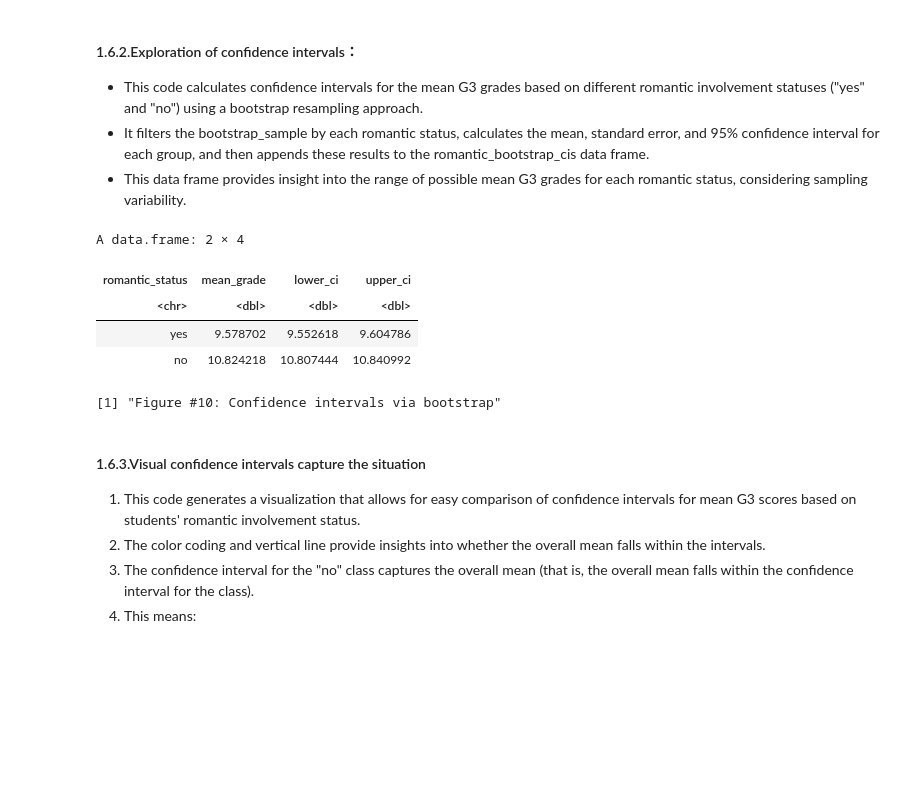
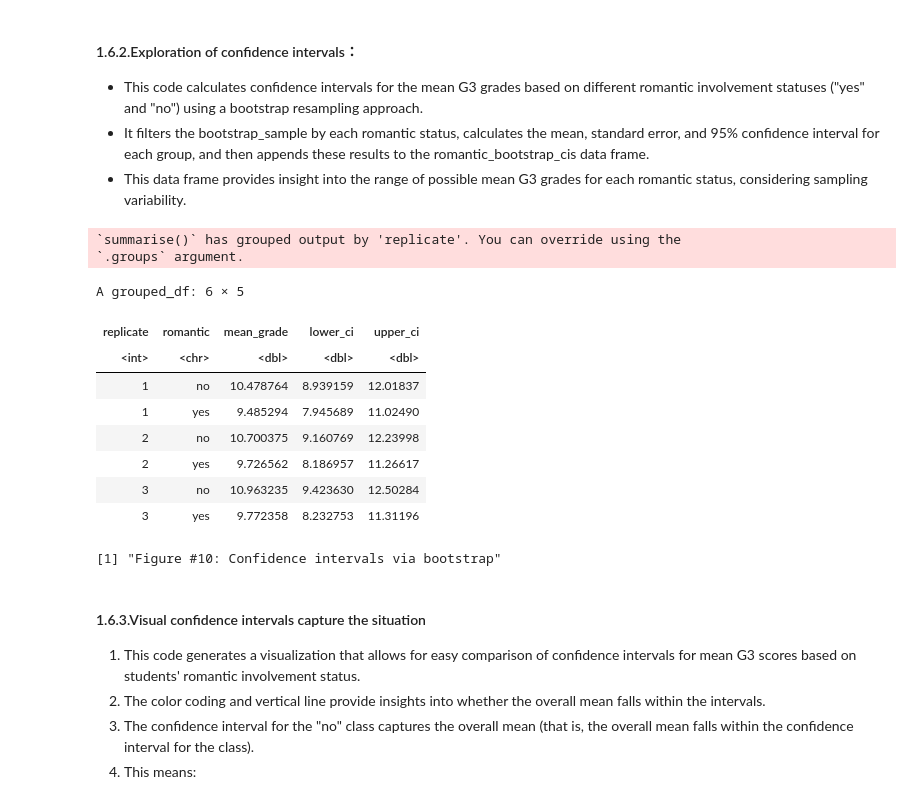
Before and after one commit to sabrinalou/Impact-of-Romantic-Relationships-on-Academic-Performance-in-Secondary-Education, a Jupyter notebook: Project (Group-29).ipynb, the cells around one changed output. Saved outputs shown, nothing was run; the diff lists cells and outputs as text; code cells hidden in the pictures; blank space fills up the shorter version.

Commit message:
confidence interval changes

```diff
--- a/Project (Group-29).ipynb
+++ b/Project (Group-29).ipynb
@@ -462,43 +478,36 @@ create_caption(10, "p-value on null distribution for difference in G3 scores bas
 # %%
 # Define columns and data frame structure
 set.seed(123)
 columns <- c("romantic_status", "mean_grade", "lower_ci", "upper_ci")
 romantic_bootstrap_cis <- data.frame(matrix(ncol = length(columns), nrow=0))
 names(romantic_bootstrap_cis) <- columns
 
-statuses <- unique(bootstrap_sample$romantic) # Get unique romantic statuses: "yes" and "no"
+# Calculate mean of G3 scores by romantic status and its confidence intervals
+t_statistic <- qt(0.975, df = nrow(bootstrap_sample) - 1) # t value for 95% CI
+std_error <- sd(bootstrap_sample$G3) / sqrt(length(bootstrap_sample))
 
-for (status in statuses) {
-    # 1. Filter bootstrap sample down to just this romantic status
-    romantic_data <- bootstrap_sample %>%
-        filter(romantic == status)
-
-    # 2. Calculate the mean of the G3 scores for the romantic status in the bootstrap sample
-    mean_value <- mean(romantic_data$G3)
-
-    # Calculating standard error and confidence intervals
-    std_error <- sd(romantic_data$G3) / sqrt(nrow(romantic_data))
-    t_statistic <- qt(0.975, df = nrow(romantic_data) - 1) # t value for 95% CI
-    lower_ci <- mean_value - t_statistic * std_error
-    upper_ci <- mean_value + t_statistic * std_error
-
-    # 3. Format and append our observed result to our `romantic_bootstrap_cis` data frame
-    new_obs <- data.frame(romantic_status = status, mean_grade = mean_value, lower_ci = lower_ci, upper_ci = upper_ci)
-
-    # Add the new observations to the data frame
-    romantic_bootstrap_cis <- rbind(romantic_bootstrap_cis, new_obs)
-}
+romantic_data <- bootstrap_sample |>
+        group_by(replicate, romantic) |>
+        summarize(mean_grade = mean(G3),
+                lower_ci = mean_grade - t_statistic * std_error,
+                upper_ci = mean_grade + t_statistic * std_error)
 
 # View results
-romantic_bootstrap_cis
+head(romantic_data)
 create_caption(10, "Confidence intervals via bootstrap")
 # %% [output]
-A data.frame: 2 × 4
+`summarise()` has grouped output by 'replicate'. You can override using the
+`.groups` argument.
+A grouped_df: 6 × 5
-| romantic_status | mean_grade | lower_ci | upper_ci |
-| <chr> | <dbl> | <dbl> | <dbl> |
-| yes | 9.578702 | 9.552618 | 9.604786 |
-| no | 10.824218 | 10.807444 | 10.840992 |
+| replicate | romantic | mean_grade | lower_ci | upper_ci |
+| <int> | <chr> | <dbl> | <dbl> | <dbl> |
+| 1 | no | 10.478764 | 8.939159 | 12.01837 |
+| 1 | yes | 9.485294 | 7.945689 | 11.02490 |
+| 2 | no | 10.700375 | 9.160769 | 12.23998 |
+| 2 | yes | 9.726562 | 8.186957 | 11.26617 |
+| 3 | no | 10.963235 | 9.423630 | 12.50284 |
+| 3 | yes | 9.772358 | 8.232753 | 11.31196 |
-[1] "Figure #10: Confidence intervals via bootstrap"
+[1] "Figure #10: Confidence intervals via bootstrap"
 # %% [markdown]
 #### 1.6.3.Visual confidence intervals capture the situation
 1. This code generates a visualization that allows for easy comparison of confidence intervals for mean G3 scores based on students' romantic involvement status.
```
Also changed, not shown: parts of 7 cells of this notebook.
